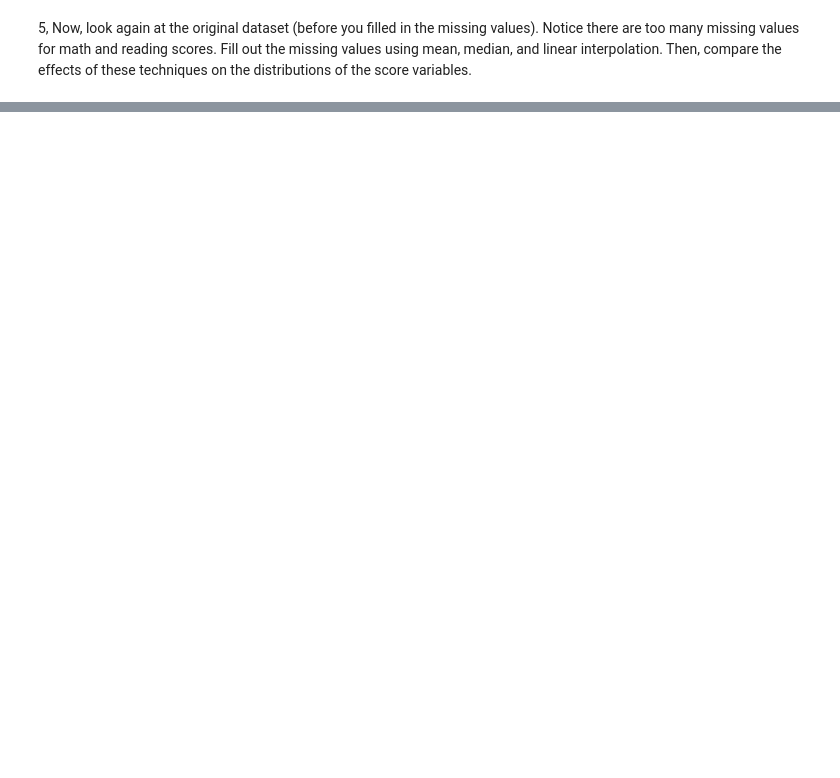
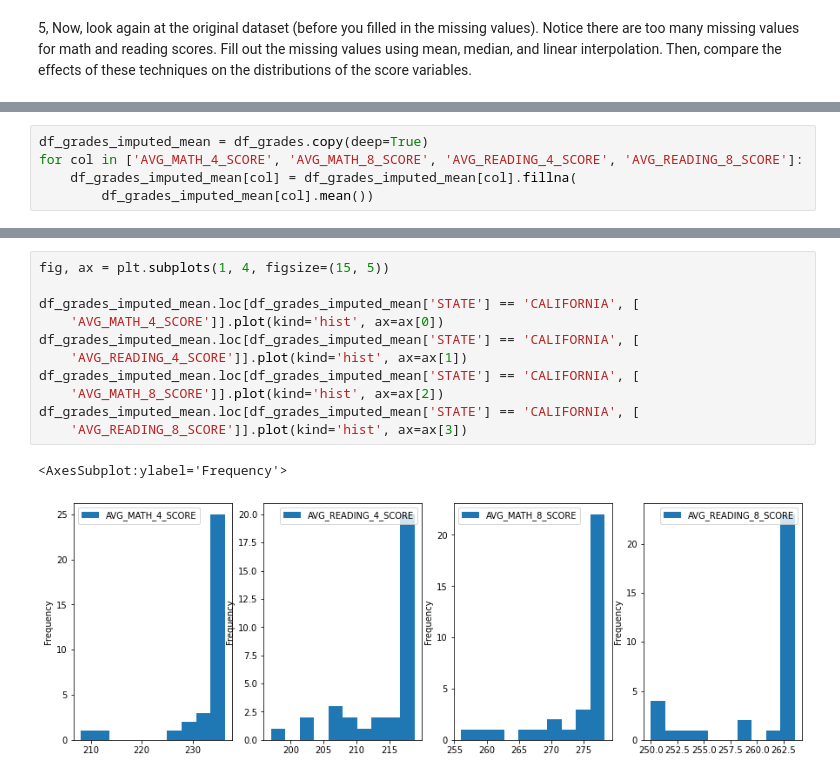
Before and after one commit to LingjieHe/DS_Bootcamp_assignment, a Jupyter notebook: 7_data_exploration/5_Univariate_Analysis_Assignment.ipynb, the cells around one changed output, grey strips where cells are left out. Saved outputs shown, nothing was run; the diff lists cells and outputs as text; blank space fills up the shorter version.

```diff
--- a/7_data_exploration/5_Univariate_Analysis_Assignment.ipynb
+++ b/7_data_exploration/5_Univariate_Analysis_Assignment.ipynb
@@ -160,0 +208,5 @@ df_grades.loc[df_grades['STATE']=='CALIFORNIA', ['AVG_MATH_4_SCORE', 'AVG_MATH_8
+# %%
+df_grades_imputed_mean = df_grades.copy(deep=True)
+for col in ['AVG_MATH_4_SCORE', 'AVG_MATH_8_SCORE', 'AVG_READING_4_SCORE', 'AVG_READING_8_SCORE']:
+    df_grades_imputed_mean[col] = df_grades_imputed_mean[col].fillna(
+        df_grades_imputed_mean[col].mean())
@@ -160,0 +237,14 @@ df_grades.loc[df_grades['STATE']=='CALIFORNIA', ['AVG_MATH_4_SCORE', 'AVG_MATH_8
+# %%
+fig, ax = plt.subplots(1, 4, figsize=(15, 5))
+
+df_grades_imputed_mean.loc[df_grades_imputed_mean['STATE'] == 'CALIFORNIA', [
+    'AVG_MATH_4_SCORE']].plot(kind='hist', ax=ax[0])
+df_grades_imputed_mean.loc[df_grades_imputed_mean['STATE'] == 'CALIFORNIA', [
+    'AVG_READING_4_SCORE']].plot(kind='hist', ax=ax[1])
+df_grades_imputed_mean.loc[df_grades_imputed_mean['STATE'] == 'CALIFORNIA', [
+    'AVG_MATH_8_SCORE']].plot(kind='hist', ax=ax[2])
+df_grades_imputed_mean.loc[df_grades_imputed_mean['STATE'] == 'CALIFORNIA', [
+    'AVG_READING_8_SCORE']].plot(kind='hist', ax=ax[3])
+# %% [output]
+<AxesSubplot:ylabel='Frequency'>
+[figure, added]
```
Also changed, not shown: parts of 12 cells of this notebook, 4 other files.
